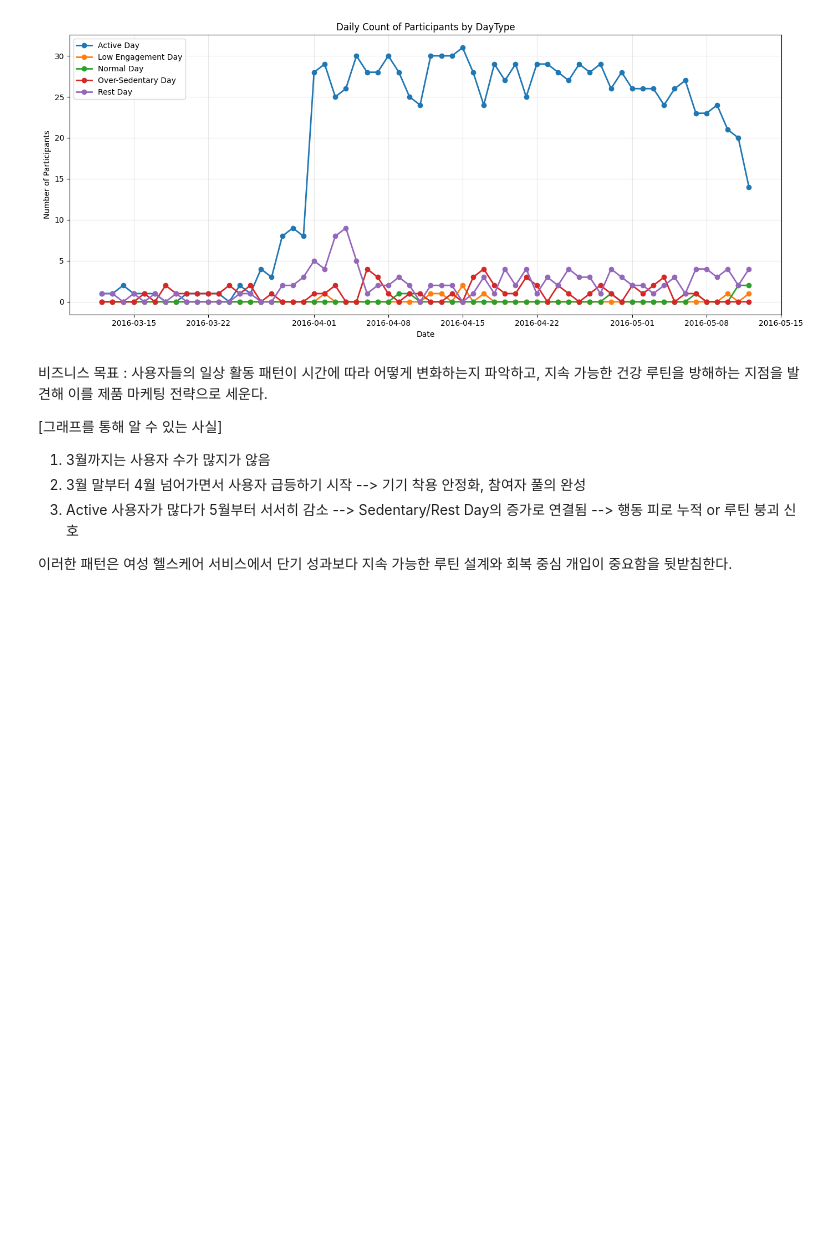
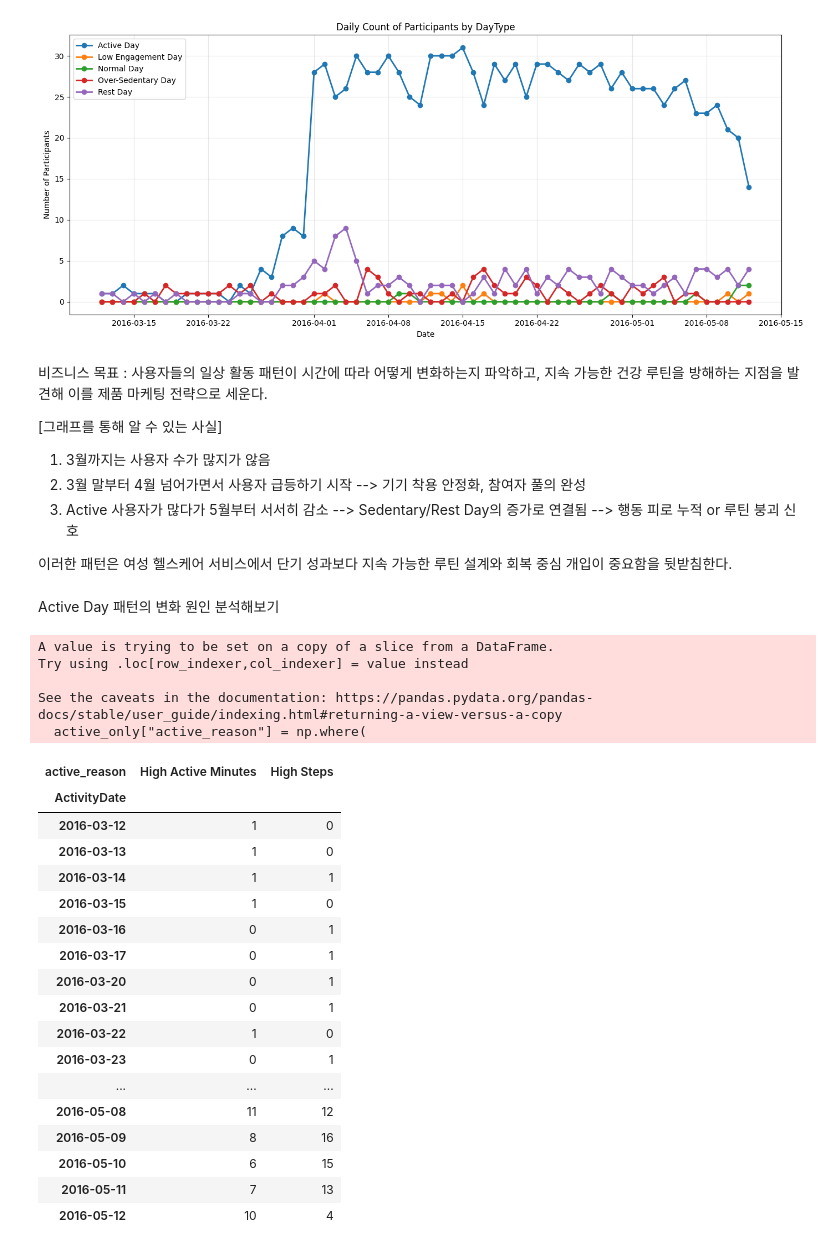
Before and after one commit to jeesy95-creator/sparta_15, a Jupyter notebook: notebooks/Leejw.ipynb, the cells around one changed output. Saved outputs shown, nothing was run; the diff lists cells and outputs as text; code cells hidden in the pictures; blank space fills up the shorter version.

```diff
--- a/notebooks/Leejw.ipynb
+++ b/notebooks/Leejw.ipynb
@@ -145,3 +145,45 @@ plt.show()
          --> 행동 피로 누적 or 루틴 붕괴 신호
 
 이러한 패턴은 여성 헬스케어 서비스에서 단기 성과보다 지속 가능한 루틴 설계와 회복 중심 개입이 중요함을 뒷받침한다.
+# %% [markdown]
+Active Day 패턴의 변화 원인 분석해보기
+# %%
+# Active Day만 필터링해서 구성 비율 변화 보기
+active_only = act[act["DayType"] == "Active Day"]
+
+active_only["active_reason"] = np.where(
+    active_only["TotalSteps"] >= 7000,
+    "High Steps",
+    "High Active Minutes"
+)
+
+(
+    active_only
+    .groupby(["ActivityDate", "active_reason"])
+    .size()
+    .unstack(fill_value=0)
+)
+# %% [output]
+A value is trying to be set on a copy of a slice from a DataFrame.
+Try using .loc[row_indexer,col_indexer] = value instead
+
+See the caveats in the documentation: https://pandas.pydata.org/pandas-docs/stable/user_guide/indexing.html#returning-a-view-versus-a-copy
+  active_only["active_reason"] = np.where(
+| active_reason | High Active Minutes | High Steps |
+| ActivityDate |  |  |
+| 2016-03-12 | 1 | 0 |
+| 2016-03-13 | 1 | 0 |
+| 2016-03-14 | 1 | 1 |
+| 2016-03-15 | 1 | 0 |
+| 2016-03-16 | 0 | 1 |
+| 2016-03-17 | 0 | 1 |
+| 2016-03-20 | 0 | 1 |
+| 2016-03-21 | 0 | 1 |
+| 2016-03-22 | 1 | 0 |
+| 2016-03-23 | 0 | 1 |
+| ... | ... | ... |
+| 2016-05-08 | 11 | 12 |
+| 2016-05-09 | 8 | 16 |
+| 2016-05-10 | 6 | 15 |
+| 2016-05-11 | 7 | 13 |
+| 2016-05-12 | 10 | 4 |
```
Also changed, not shown: parts of 3 cells of this notebook.
